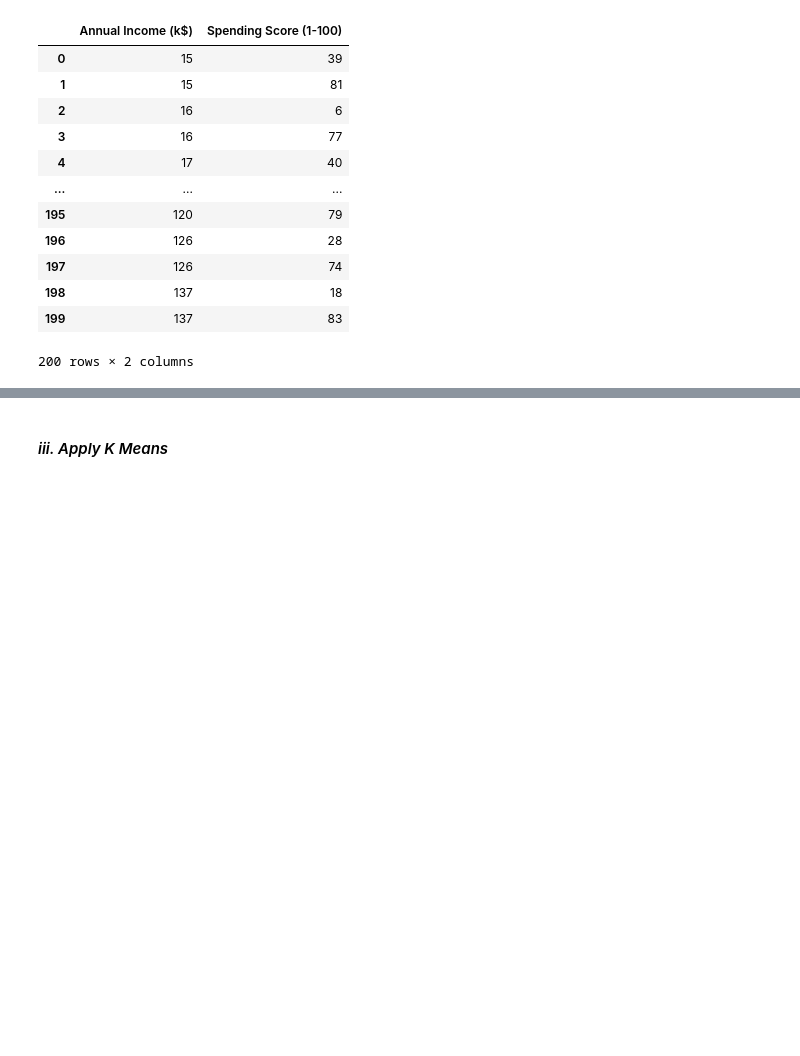
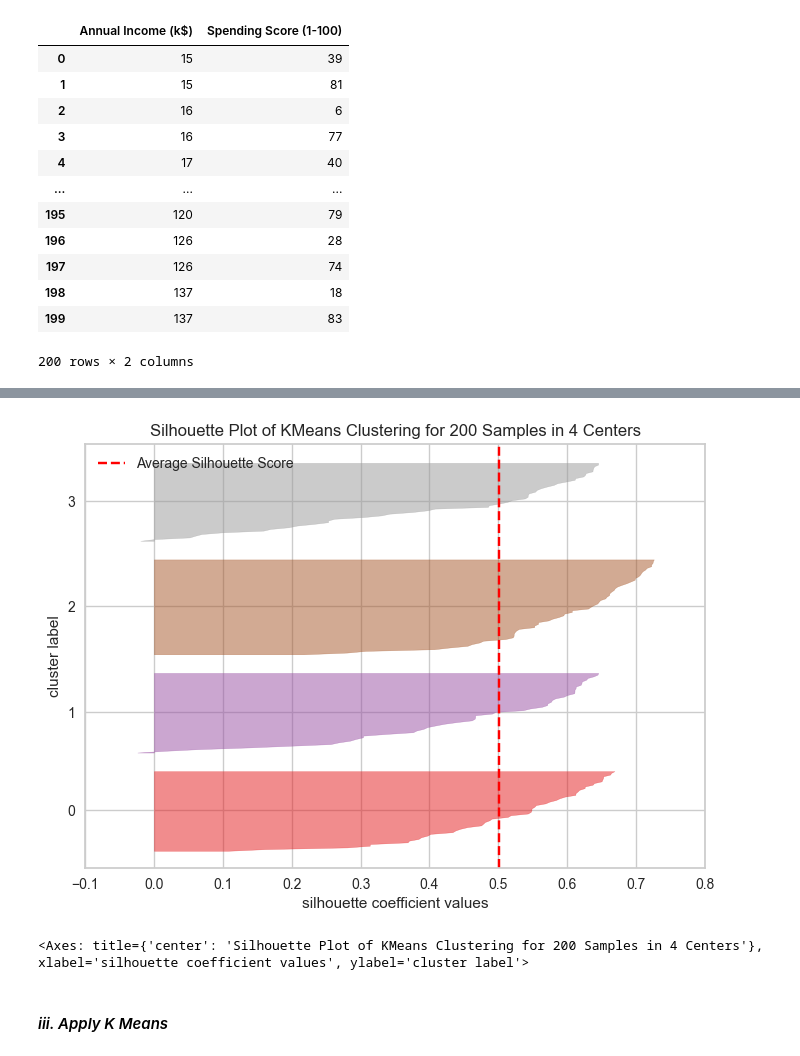
Before and after one commit to Hessa-Alharbi/Customer-Segmentation, a Jupyter notebook: Kmeans_Clustering.ipynb, the cells around one changed output, grey strips where cells are left out. Saved outputs shown, nothing was run; the diff lists cells and outputs as text; code cells hidden in the pictures; blank space fills up the shorter version.

```diff
--- a/Kmeans_Clustering.ipynb
+++ b/Kmeans_Clustering.ipynb
@@ -437,3 +485,11 @@ x2
+# %%
+model_kmeans2 = KMeans(n_clusters=4, random_state=42)
+visualizer = SilhouetteVisualizer(model_kmeans2)
+visualizer.fit(x)
+visualizer.poof()
+# %% [output]
+[figure, added]
+<Axes: title={'center': 'Silhouette Plot of KMeans Clustering for 200 Samples in 4 Centers'}, xlabel='silhouette coefficient values', ylabel='cluster label'>
 # %% [markdown]
 #### *iii. Apply K Means*
 # %%
```
Also changed, not shown: parts of 6 cells of this notebook.
